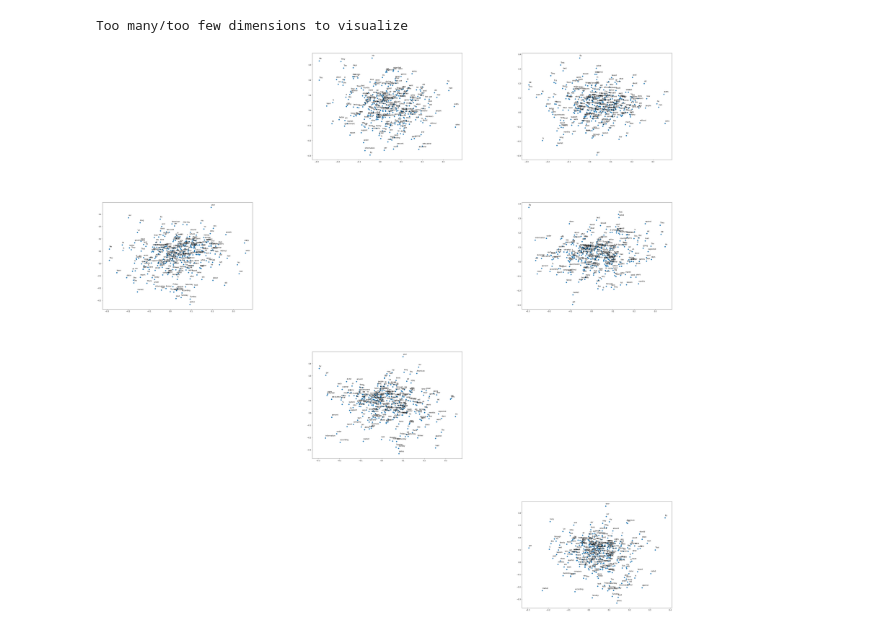
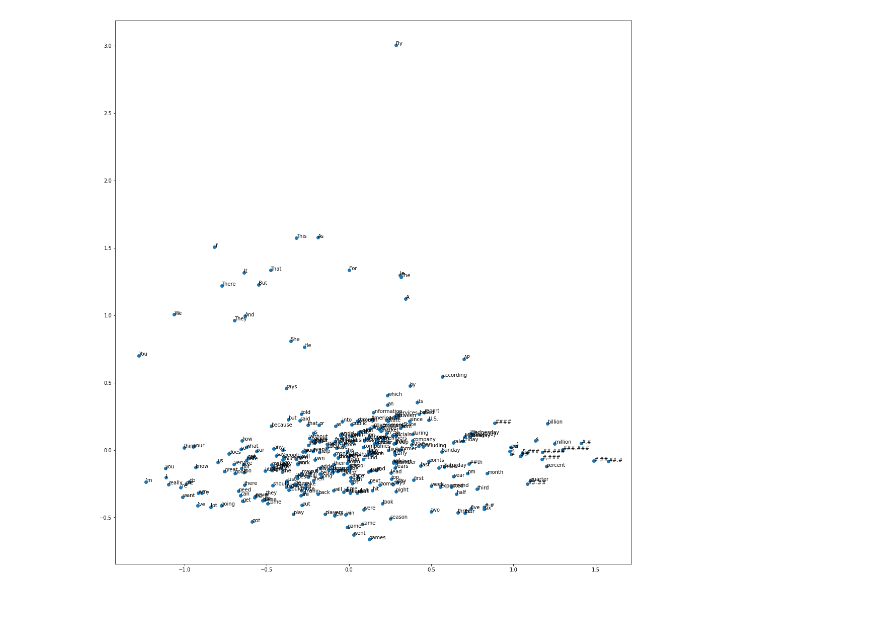
Before and after one commit to the-Fish2/Optimizing-GloVe, a Jupyter notebook: SemantlePCA.ipynb, the cells around one changed output. Drawn from its saved outputs; the diff is of its cells as text; code cells hidden in the pictures.

Commit message:
changed from word file to word array, fixed graph

```diff
--- a/SemantlePCA.ipynb
+++ b/SemantlePCA.ipynb
@@ -55,3 +55,11 @@ x = np.asarray(x)
 # %%
 import matplotlib.pyplot as plt
 from sklearn.decomposition import PCA
+# %%
+z = []
+with open("words.txt", 'r') as f:
+    for i in range(300):
+        s = f.readline()
+        s = s[:len(s)-1]
+        z.append(s)
+#print(z)
@@ -133,29 +158,28 @@ def visualize(dim, data):
             ax.scatter(data[:, 0], data[:, 1])
             # plt.ylim(-1, 3)
             # plt.xlim(-1.5, 2)
-            with open("words.txt", "r") as f:
-                for i in range (300):
-                    ax.annotate(f.readline(), (data[i, 0], data[i, 1]))
-            f.close()
+            for i in range (300):
+                ax.annotate(z[i], (data[i, 0], data[i, 1]))
         plt.show()
 
     else:
         print("Too many/too few dimensions to visualize")
-        ans = "n"
+        ans = "y"
         #ans = input("Proceed with 2-D? y/n"
         if ans == "y":
             fig = plt.figure(figsize=(15 * dim, 15 * dim))
             fig.subplots_adjust(hspace=0.4, wspace=0.4)
             for i in range(dim):
                 for j in range(i+1, dim):
-                    ax = fig.add_subplot(dim, dim-1, (i+1)*(j+1))
+                    #dim, dim-1, (i+1)*(j+1
+                    ax = fig.add_subplot()
                     ax.scatter(data[:, i], data[:, j])
 
-                    with open("words.txt", "r") as f:
+                    #with open("words.txt", "r") as f:
                         #ax.set_position([0, 0, 20.95, 20])
-                        for k in range (300):
-                            ax.annotate(f.readline(), (data[k, i], data[k, j]))
-                        f.close()
+                    for k in range (300):
+                        ax.annotate(z[i], (data[k, i], data[k, j]))
+                        #f.close()
 
             plt.show()
 
@@ -188,8 +212,10 @@ def findDim(data, start=1, end=300):
             return findDim(data, mid, end)
         else:
             return findDim(data, start, mid)
-# %%
-visualize(4, x)
-# %% [output]
-Too many/too few dimensions to visualize
-[figure, removed]
+# %%
+#x = dataAnalysis(2, x)
+#previously dataAnalysis worked, changed nothing - since x already transformed, stopped working ...?
+#pushing for now, will need to fix later
+visualize(2, x)
+# %% [output]
+[figure, added]
```
Also changed, not shown: parts of 2 cells of this notebook.
